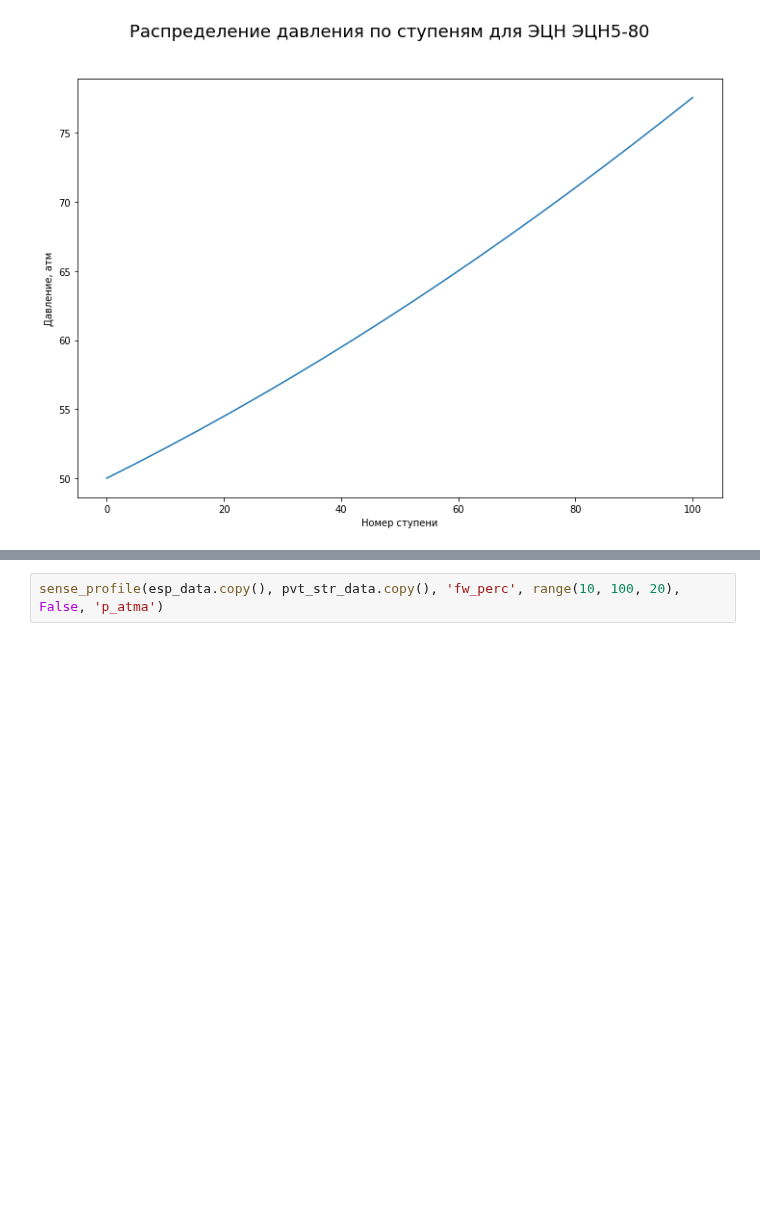
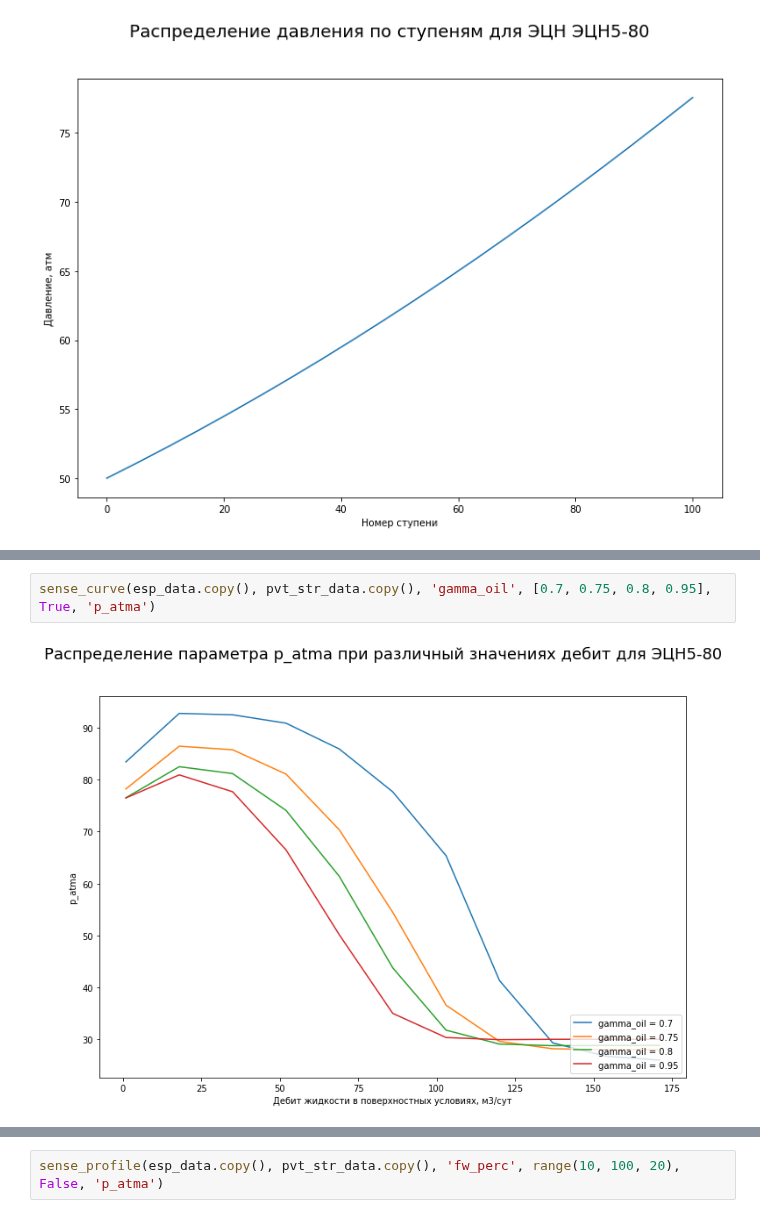
Before and after one commit to unifloc/unifloc_vba, a Jupyter notebook: examples_python/ex074.ESP_inside.ipynb, the cells around one changed output, grey strips where cells are left out. Cells and saved outputs as stored; diff of their text form; blank space fills up the shorter version.

```diff
--- a/examples_python/ex074.ESP_inside.ipynb
+++ b/examples_python/ex074.ESP_inside.ipynb
@@ -193,0 +254,4 @@ plt.show()
+# %%
+sense_curve(esp_data.copy(), pvt_str_data.copy(), 'gamma_oil', [0.7, 0.75, 0.8, 0.95], True, 'p_atma')
+# %% [output]
+[figure, added]
```
Also changed, not shown: parts of 26 cells of this notebook, 1 other file.
